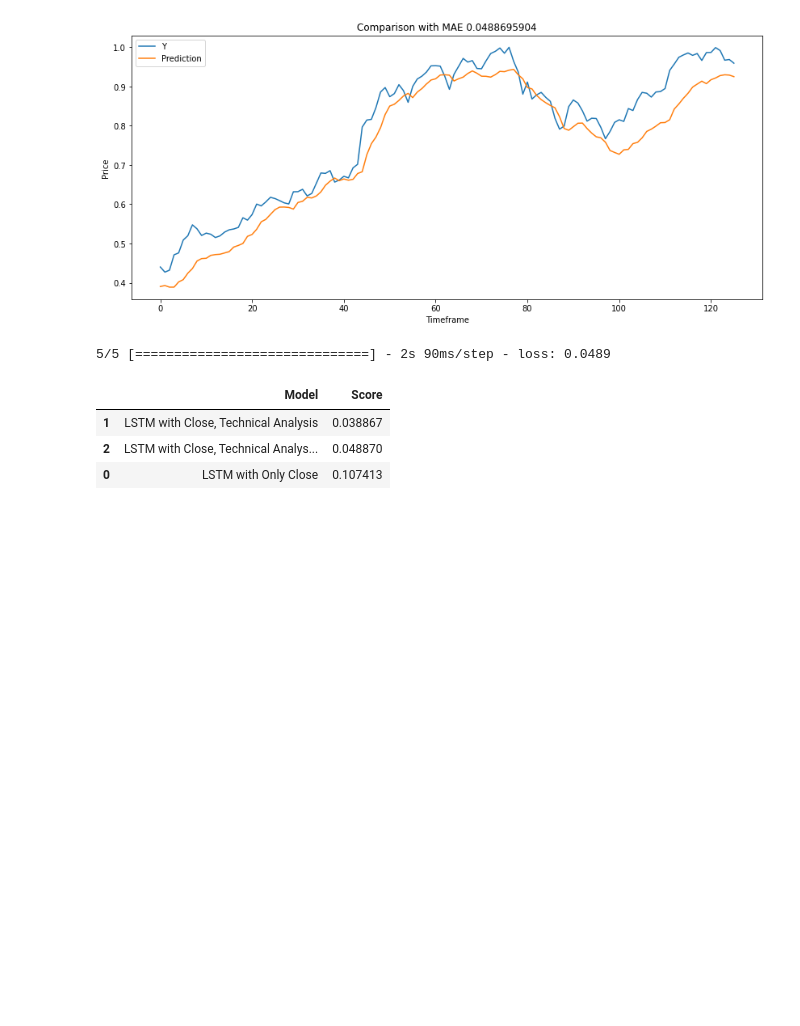
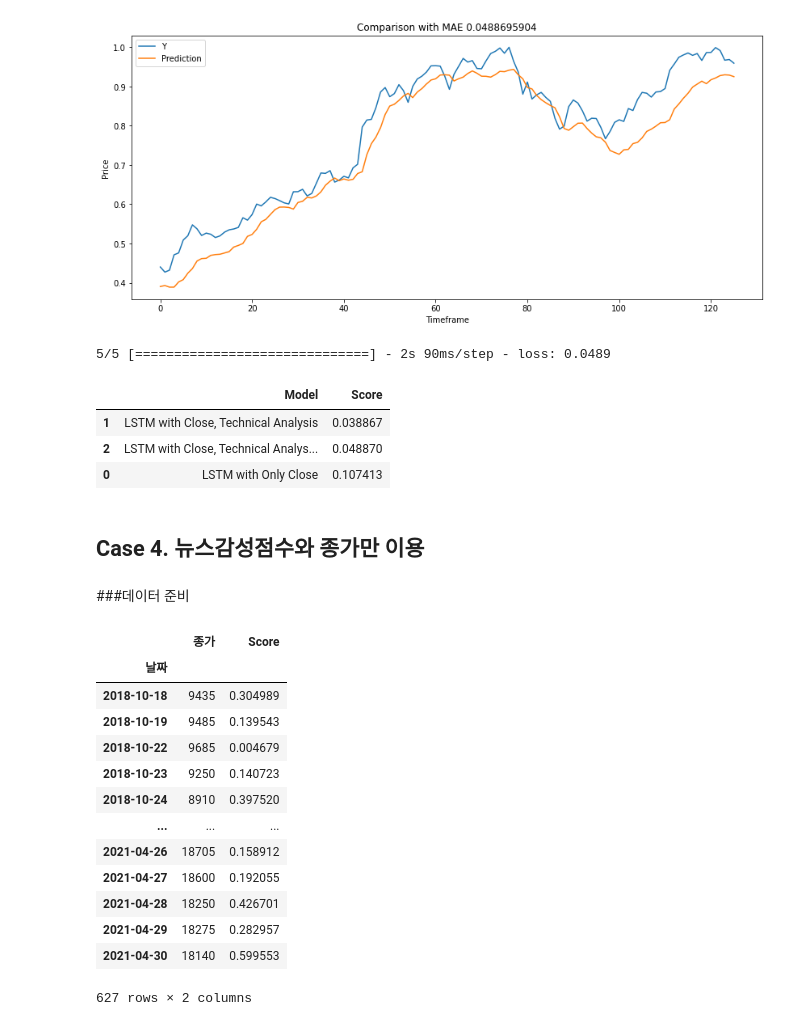
Before and after one commit to 6058ah/BusinessCapstone, a Jupyter notebook: 딥러닝과_텍스트마이닝을_통한_ETF_매매.ipynb, the cells around one changed output. Saved outputs shown, nothing was run; the diff lists cells and outputs as text; code cells hidden in the pictures; blank space fills up the shorter version.

```diff
--- a/딥러닝과_텍스트마이닝을_통한_ETF_매매.ipynb
+++ b/딥러닝과_텍스트마이닝을_통한_ETF_매매.ipynb
@@ -891,3 +891,27 @@ models.sort_values(by='Score', ascending=True)
 | 1 | LSTM with Close, Technical Analysis | 0.038867 |
 | 2 | LSTM with Close, Technical Analys... | 0.048870 |
 | 0 | LSTM with Only Close | 0.107413 |
+# %% [markdown]
+## Case 4. 뉴스감성점수와 종가만 이용
+# %% [markdown]
+###데이터 준비
+# %%
+Tiger = pd.read_excel('/content/Tiger.xlsx', index_col=0)
+
+Tiger.drop(['macd',	'macds',	'macdo',	'bb_bbm',	'bb_bbh', 'bb_bbl'],axis=1,inplace=True)
+Tiger
+# %% [output]
+|  | 종가 | Score |
+| 날짜 |  |  |
+| 2018-10-18 | 9435 | 0.304989 |
+| 2018-10-19 | 9485 | 0.139543 |
+| 2018-10-22 | 9685 | 0.004679 |
+| 2018-10-23 | 9250 | 0.140723 |
+| 2018-10-24 | 8910 | 0.397520 |
+| ... | ... | ... |
+| 2021-04-26 | 18705 | 0.158912 |
+| 2021-04-27 | 18600 | 0.192055 |
+| 2021-04-28 | 18250 | 0.426701 |
+| 2021-04-29 | 18275 | 0.282957 |
+| 2021-04-30 | 18140 | 0.599553 |
+627 rows × 2 columns
```
Also changed, not shown: parts of 12 cells of this notebook.
